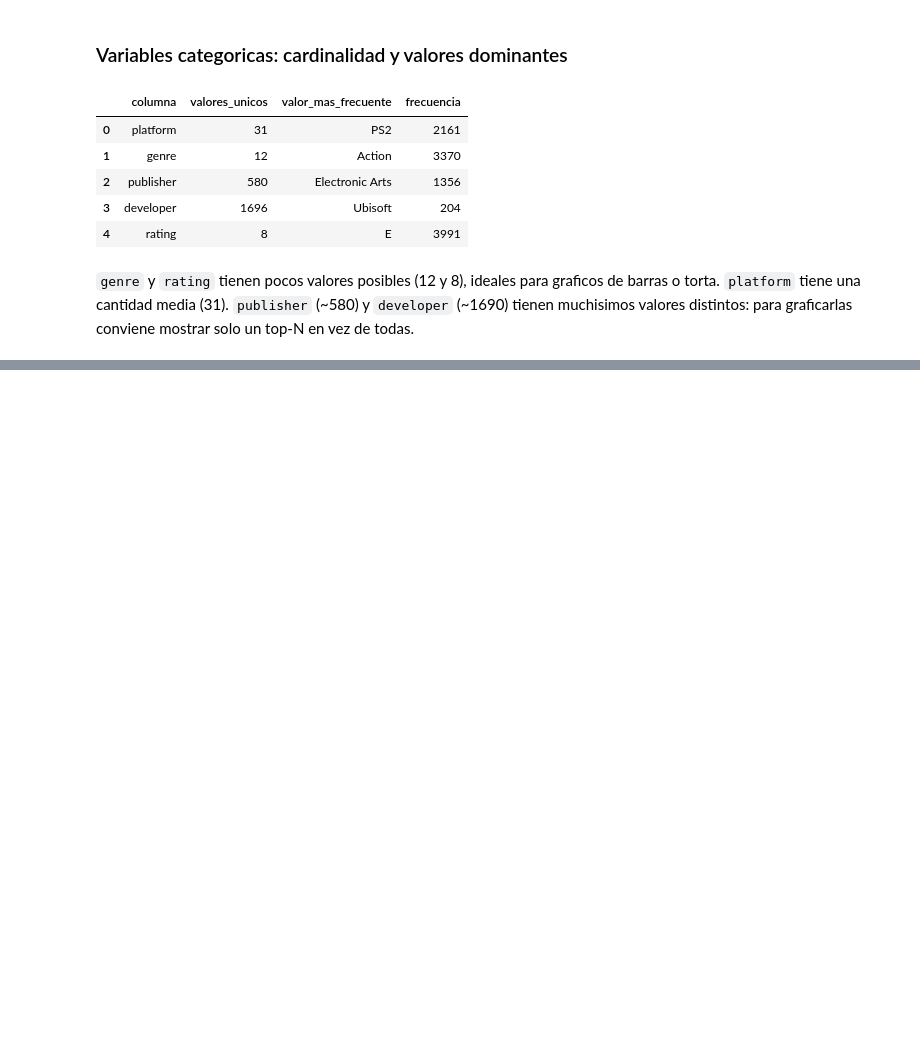
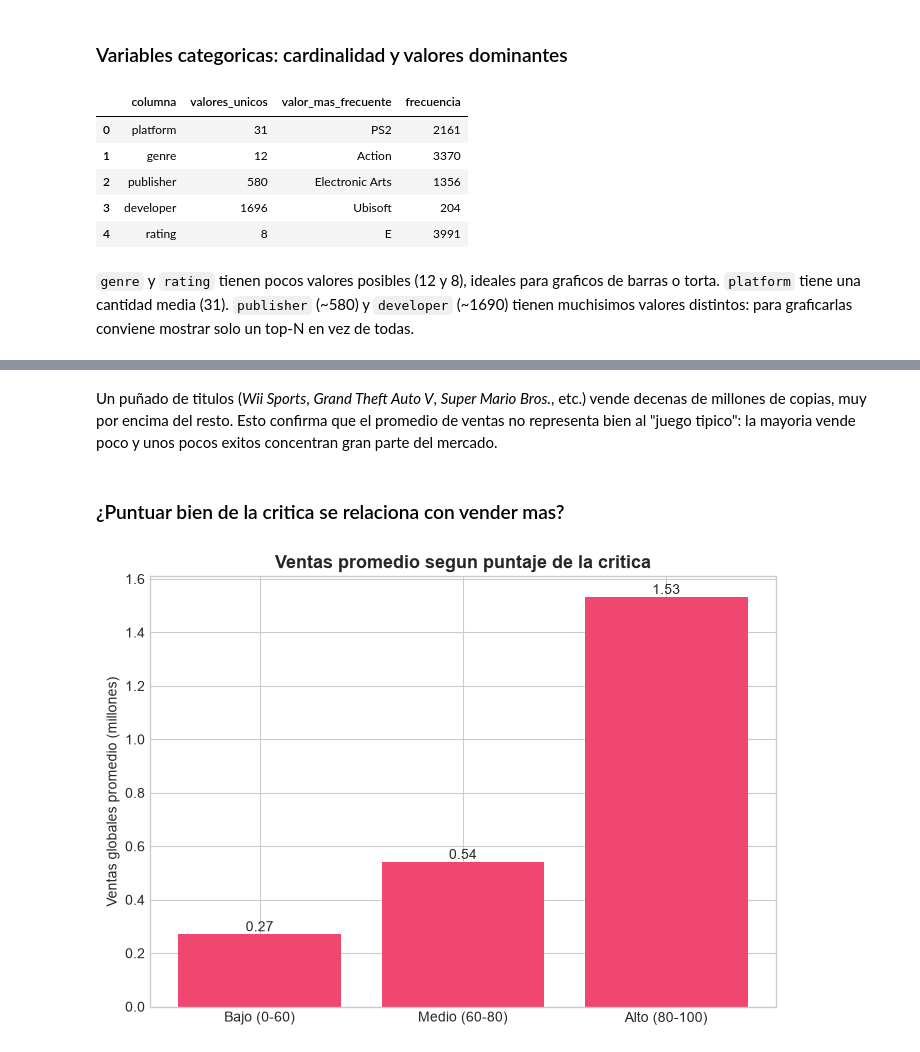
Before and after one commit to LigaDevPro/Inteligencia-Artificial-tp, a Jupyter notebook: analisis_exploratorio.ipynb, the cells around one changed output, grey strips where cells are left out. Cells and saved outputs as stored; diff of their text form; code cells hidden in the pictures; blank space fills up the shorter version.

```diff
--- a/analisis_exploratorio.ipynb
+++ b/analisis_exploratorio.ipynb
@@ -199,0 +286,23 @@ distintos: para graficarlas conviene mostrar solo un top-N en vez de todas.
+# %% [markdown]
+Un puñado de titulos (*Wii Sports*, *Grand Theft Auto V*, *Super Mario Bros.*, etc.) vende decenas de
+millones de copias, muy por encima del resto. Esto confirma que el promedio de ventas no representa bien al
+"juego tipico": la mayoria vende poco y unos pocos exitos concentran gran parte del mercado.
+# %% [markdown]
+### ¿Puntuar bien de la critica se relaciona con vender mas?
+# %%
+bins = [0, 60, 80, 100]
+etiquetas = ["Bajo (0-60)", "Medio (60-80)", "Alto (80-100)"]
+
+df["critic_score_rango"] = pd.cut(df["critic_score"], bins=bins, labels=etiquetas)
+
+ventas_por_rango = df.groupby("critic_score_rango", observed=True)["global_sales"].mean()
+
+fig, ax = plt.subplots(figsize=(7, 5))
+barras = ax.bar(ventas_por_rango.index, ventas_por_rango.values, color="#EF476F")
+ax.set_title("Ventas promedio segun puntaje de la critica", fontsize=13, fontweight="bold")
+ax.set_ylabel("Ventas globales promedio (millones)")
+ax.bar_label(barras, fmt="%.2f")
+plt.tight_layout()
+plt.show()
+# %% [output]
+[figure, added]
```
Also changed, not shown: parts of 17 cells of this notebook.
